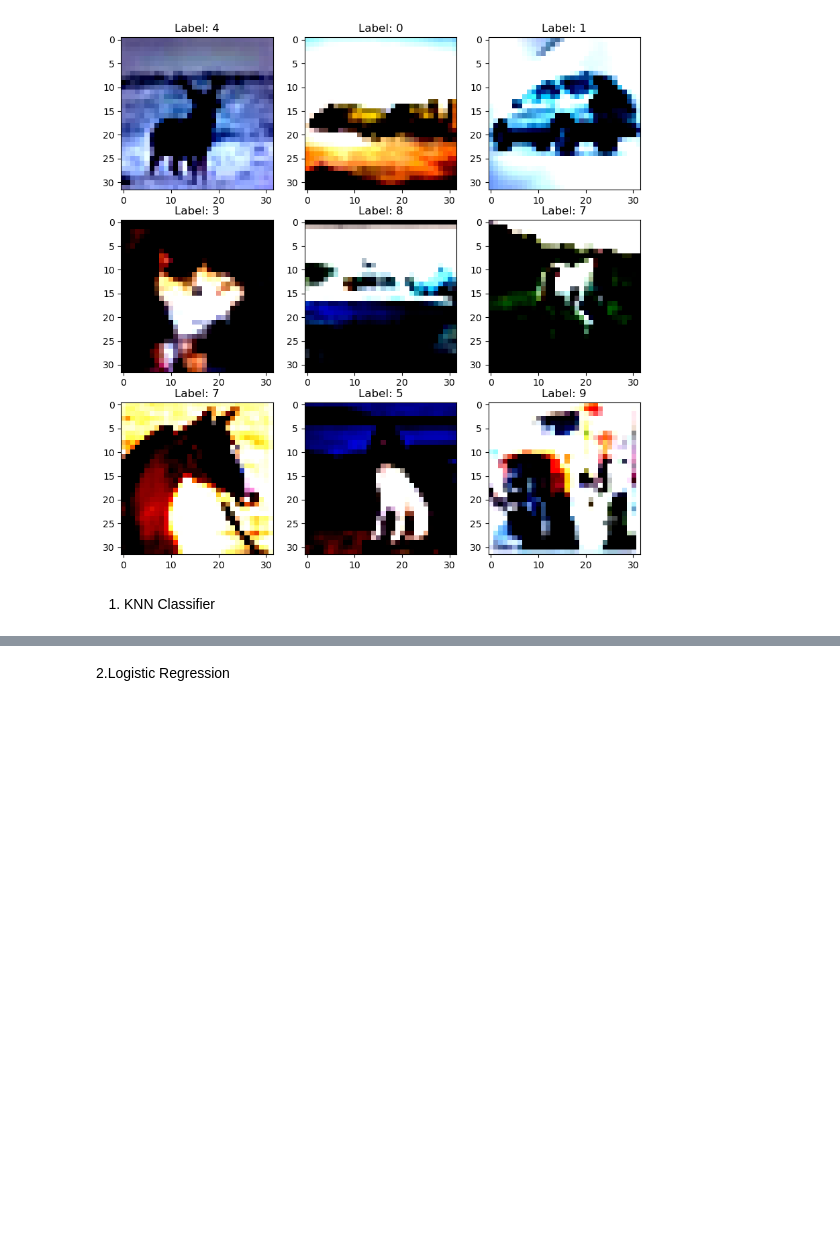
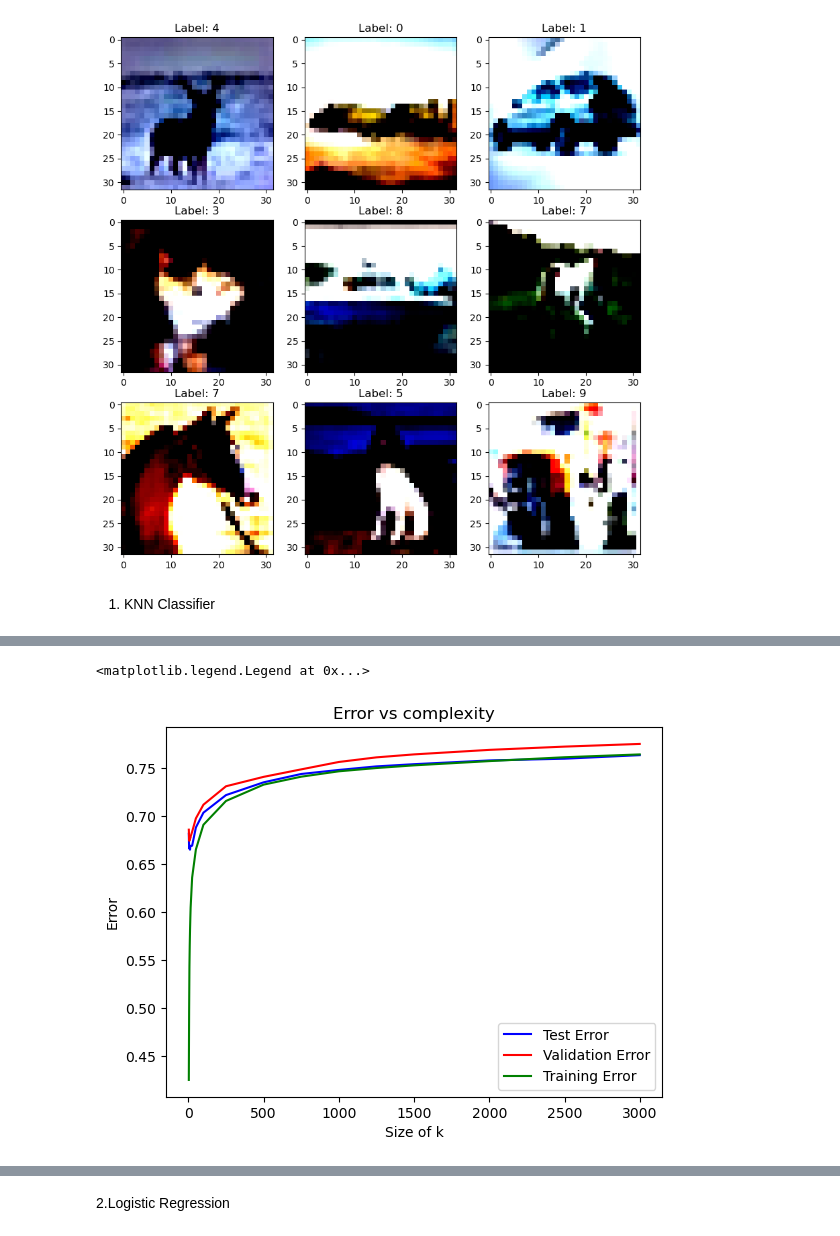
Before and after one commit to atran10TF/CS178Project, a Jupyter notebook: Project.ipynb, the cells around one changed output, grey strips where cells are left out. Drawn from its saved outputs; the diff is of its cells as text; code cells hidden in the pictures; blank space fills up the shorter version.

```diff
--- a/Project.ipynb
+++ b/Project.ipynb
@@ -200,0 +152,13 @@ best k is: 7 accuracy on testing set is  0.3326
+# %%
+fig, axes = plt.subplots()
+#Error vs complexity tradeoffs
+axes.plot(k_list, te_error_list, color='blue',  label='Test Error')
+axes.plot(k_list, val_error_list, color='red',  label='Validation Error')
+axes.plot(k_list, tr_error_list, color='green',  label='Training Error')
+axes.set_title('Error vs complexity')
+axes.set_xlabel('Size of k')
+axes.set_ylabel('Error')
+axes.legend(loc='lower right')
+# %% [output]
+<matplotlib.legend.Legend at 0x...>
+[figure, added]
```
Also changed, not shown: parts of 16 cells of this notebook.
